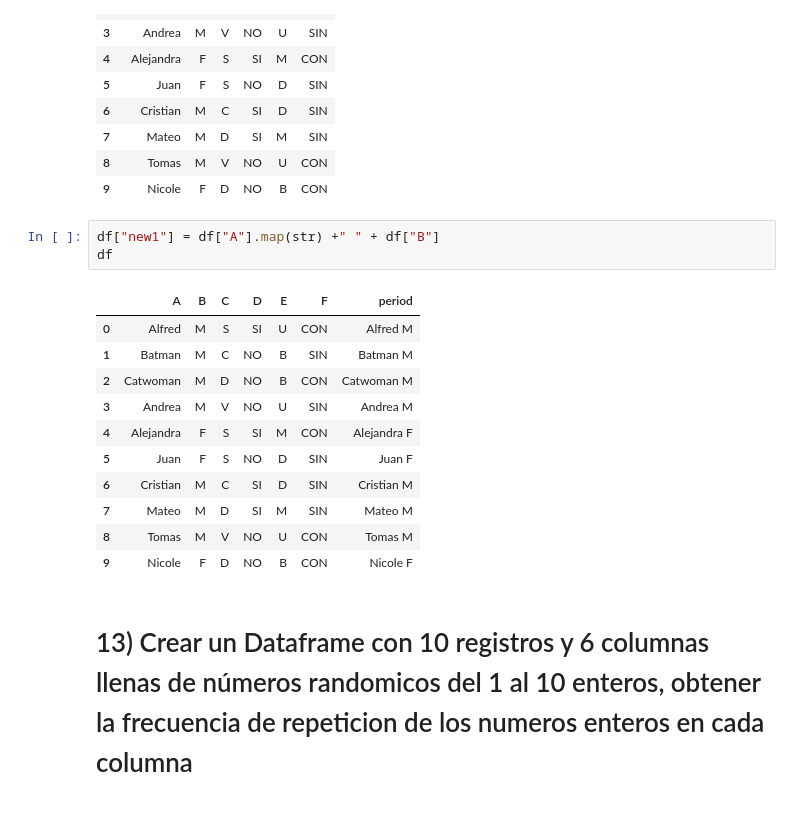
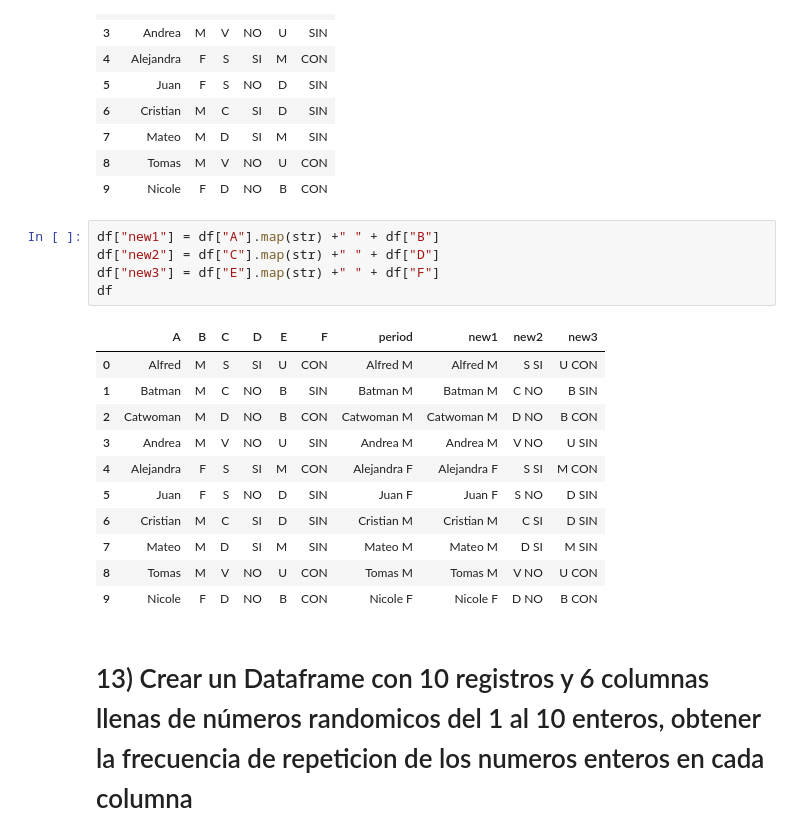
Before and after one commit to 2019-B-GR1-Python/py-silva-garcia-andrea-guiomar, a Jupyter notebook: silva_andrea_examen 2do bimestre.ipynb, the cells around one changed output. Drawn from its saved outputs; the diff is of its cells as text.

```diff
--- a/EXAMEN2_SILVA_ANDREA.ipynb
+++ b/silva_andrea_examen 2do bimestre.ipynb
@@ -320,19 +320,21 @@ df
 | 9 | Nicole | F | D | NO | B | CON |
 # %%
 df["new1"] = df["A"].map(str) +" " + df["B"]
+df["new2"] = df["C"].map(str) +" " + df["D"]
+df["new3"] = df["E"].map(str) +" " + df["F"]
 df
 # %% [output]
-|  | A | B | C | D | E | F | period |
-| 0 | Alfred | M | S | SI | U | CON | Alfred M |
-| 1 | Batman | M | C | NO | B | SIN | Batman M |
-| 2 | Catwoman | M | D | NO | B | CON | Catwoman M |
-| 3 | Andrea | M | V | NO | U | SIN | Andrea M |
-| 4 | Alejandra | F | S | SI | M | CON | Alejandra F |
-| 5 | Juan | F | S | NO | D | SIN | Juan F |
-| 6 | Cristian | M | C | SI | D | SIN | Cristian M |
-| 7 | Mateo | M | D | SI | M | SIN | Mateo M |
-| 8 | Tomas | M | V | NO | U | CON | Tomas M |
-| 9 | Nicole | F | D | NO | B | CON | Nicole F |
+|  | A | B | C | D | E | F | period | new1 | new2 | new3 |
+| 0 | Alfred | M | S | SI | U | CON | Alfred M | Alfred M | S SI | U CON |
+| 1 | Batman | M | C | NO | B | SIN | Batman M | Batman M | C NO | B SIN |
+| 2 | Catwoman | M | D | NO | B | CON | Catwoman M | Catwoman M | D NO | B CON |
+| 3 | Andrea | M | V | NO | U | SIN | Andrea M | Andrea M | V NO | U SIN |
+| 4 | Alejandra | F | S | SI | M | CON | Alejandra F | Alejandra F | S SI | M CON |
+| 5 | Juan | F | S | NO | D | SIN | Juan F | Juan F | S NO | D SIN |
+| 6 | Cristian | M | C | SI | D | SIN | Cristian M | Cristian M | C SI | D SIN |
+| 7 | Mateo | M | D | SI | M | SIN | Mateo M | Mateo M | D SI | M SIN |
+| 8 | Tomas | M | V | NO | U | CON | Tomas M | Tomas M | V NO | U CON |
+| 9 | Nicole | F | D | NO | B | CON | Nicole F | Nicole F | D NO | B CON |
 # %% [markdown]
 # 13) Crear un Dataframe con 10 registros y 6 columnas llenas de números randomicos del 1 al 10 enteros, obtener la frecuencia de repeticion de los numeros enteros en cada columna
 # %%
```
